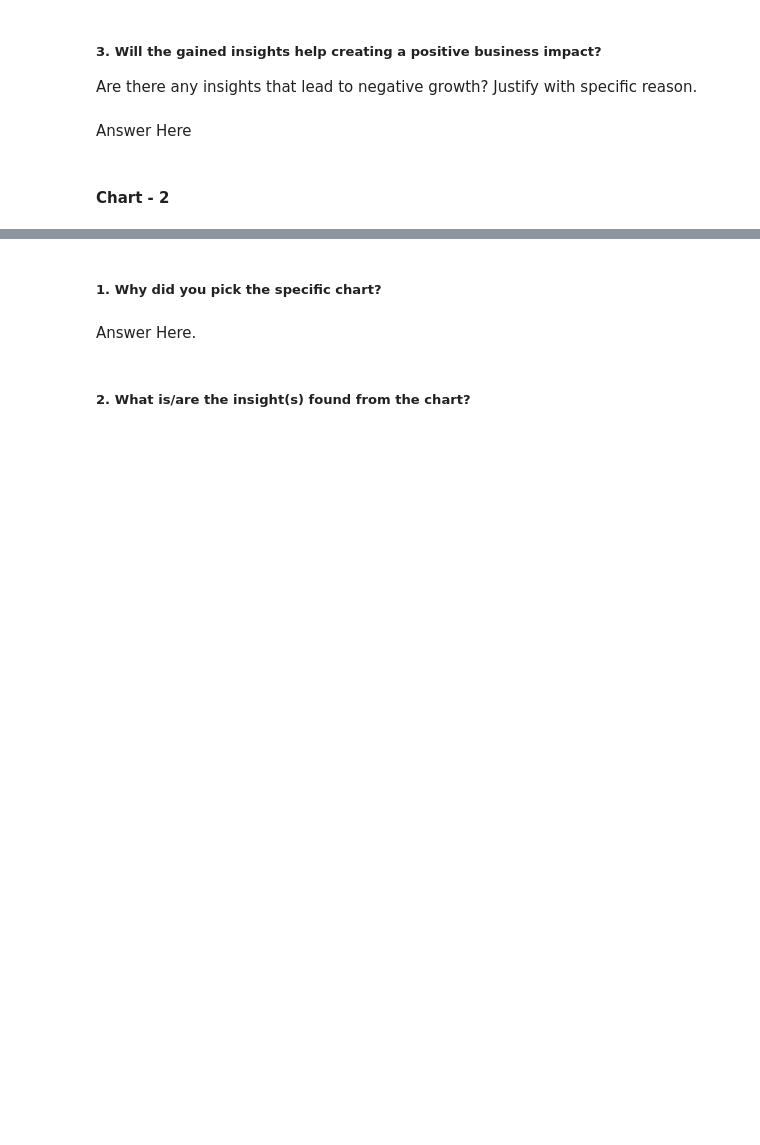
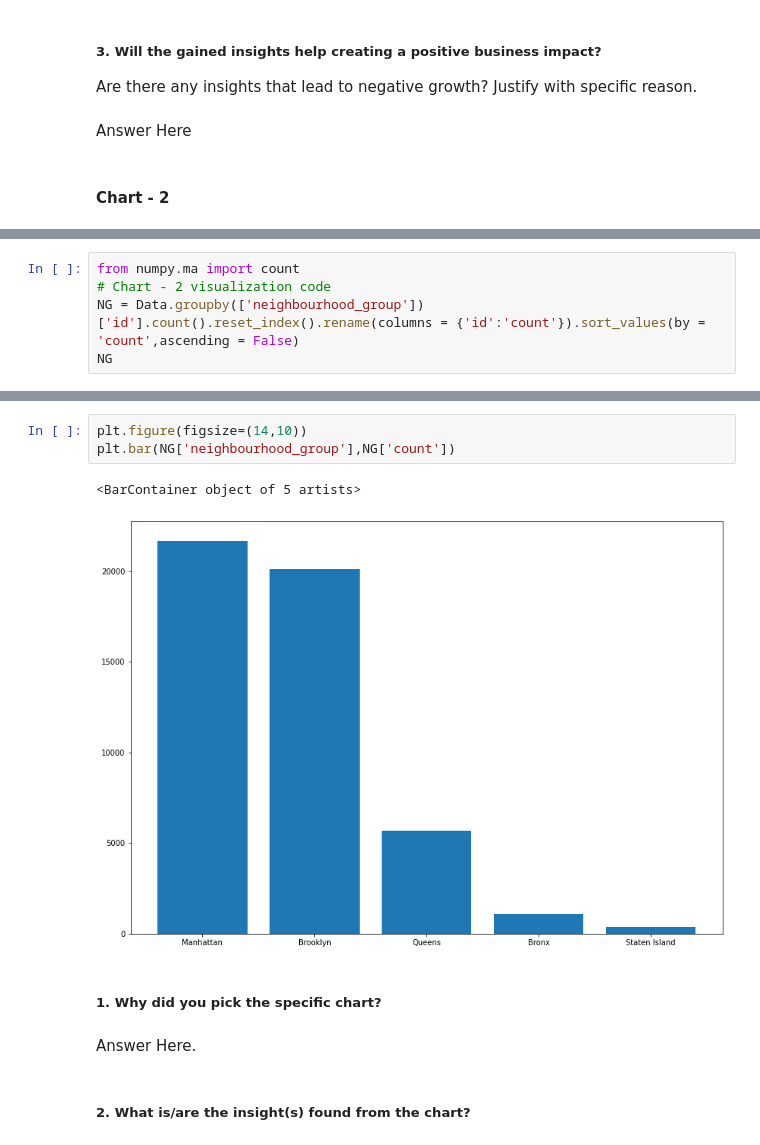
Before and after one commit to HemantSingh108/Airbnb_booking_analysis, a Jupyter notebook: Airbnb_Bookings_Analysis_Capstone_Project.ipynb, the cells around one changed output, grey strips where cells are left out. Drawn from its saved outputs; the diff is of its cells as text; blank space fills up the shorter version.

```diff
--- a/Airbnb_Bookings_Analysis_Capstone_Project.ipynb
+++ b/Airbnb_Bookings_Analysis_Capstone_Project.ipynb
@@ -268,0 +267,5 @@ Answer Here
+# %%
+from numpy.ma import count
+# Chart - 2 visualization code
+NG = Data.groupby(['neighbourhood_group'])['id'].count().reset_index().rename(columns = {'id':'count'}).sort_values(by = 'count',ascending = False)
+NG
@@ -269,3 +279,9 @@ Answer Here
+# %%
+plt.figure(figsize=(14,10))
+plt.bar(NG['neighbourhood_group'],NG['count'])
+# %% [output]
+<BarContainer object of 5 artists>
+[figure, added]
 # %% [markdown]
 ##### 1. Why did you pick the specific chart?
 # %% [markdown]
```
Also changed, not shown: parts of 8 cells of this notebook.
